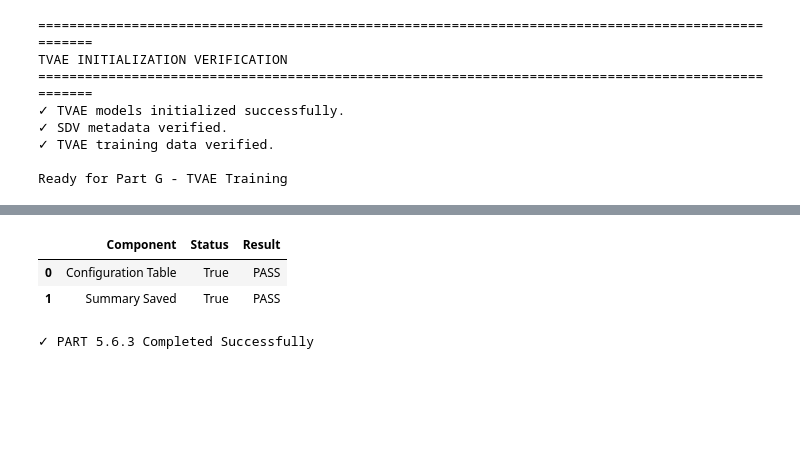
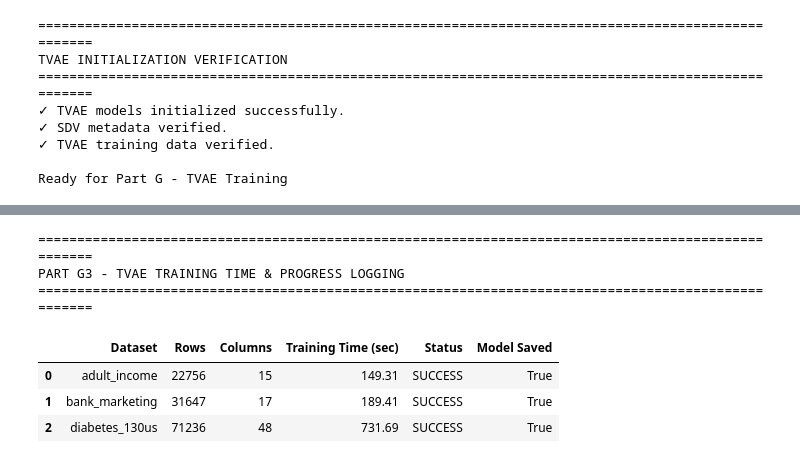
Before and after one commit to amzad-786githumb/Privacy-Preserving-Synthetic-Tabular-Data-Generation-Using-Generative-Adversarial-Networks, a Jupyter notebook: 05_Proposed_SPP_GAN.ipynb, the cells around one changed output, grey strips where cells are left out. Saved outputs shown, nothing was run; the diff lists cells and outputs as text; code cells hidden in the pictures; blank space fills up the shorter version.

```diff
--- a/05_Proposed_SPP_GAN.ipynb
+++ b/05_Proposed_SPP_GAN.ipynb
@@ -2609,41 +2430,34 @@ print("=" * 100)
 print("PART G3 - TVAE TRAINING TIME & PROGRESS LOGGING")
 print("=" * 100)
 
-
 import os
 import pandas as pd
-
-
 
 # ------------------------------------------------------------------------------
 # Verify Training Summary
 # ------------------------------------------------------------------------------
 
-if "TVAE_TRAINING_SUMMARY" not in globals():
+if "TRAINING_SUMMARY" not in globals():
 
     raise RuntimeError(
-        "TVAE_TRAINING_SUMMARY not found.\n"
+        "TRAINING_SUMMARY not found.\n"
         "Execute Part G2 before running Part G3."
     )
 
-
-if len(TVAE_TRAINING_SUMMARY) == 0:
+if len(TRAINING_SUMMARY) == 0:
 
     raise RuntimeError(
-        "TVAE_TRAINING_SUMMARY is empty.\n"
+        "TRAINING_SUMMARY is empty.\n"
         "No TVAE training results available."
     )
-
-
 
 # ------------------------------------------------------------------------------
 # Create DataFrame
 # ------------------------------------------------------------------------------
 
 TVAE_TRAINING_LOG_DF = pd.DataFrame(
-    TVAE_TRAINING_SUMMARY
+    TRAINING_SUMMARY
 )
-
 
 if "Dataset" in TVAE_TRAINING_LOG_DF.columns:
 
@@ -2657,12 +2471,9 @@ if "Dataset" in TVAE_TRAINING_LOG_DF.columns:
 
     )
 
-
 display(
     TVAE_TRAINING_LOG_DF
 )
-
-
 
 # ------------------------------------------------------------------------------
 # Training Statistics
@@ -2672,21 +2483,17 @@ total_models = len(
     TVAE_TRAINING_LOG_DF
 )
 
-
 successful_models = (
 
     TVAE_TRAINING_LOG_DF["Status"] == "SUCCESS"
 
 ).sum()
 
-
 failed_models = (
 
     TVAE_TRAINING_LOG_DF["Status"] == "FAILED"
 
 ).sum()
-
-
 
 success_rate = (
 
@@ -2698,10 +2505,7 @@ success_rate = (
 
 )
 
-
-
 if "Training Time (sec)" in TVAE_TRAINING_LOG_DF.columns:
-
 
     total_time = (
 
@@ -2711,7 +2515,6 @@ if "Training Time (sec)" in TVAE_TRAINING_LOG_DF.columns:
 
     )
 
-
     average_time = (
 
         TVAE_TRAINING_LOG_DF["Training Time (sec)"]
@@ -2719,7 +2522,6 @@ if "Training Time (sec)" in TVAE_TRAINING_LOG_DF.columns:
         .mean()
 
     )
-
 
     minimum_time = (
 
@@ -2729,7 +2531,6 @@ if "Training Time (sec)" in TVAE_TRAINING_LOG_DF.columns:
 
     )
 
-
     maximum_time = (
 
         TVAE_TRAINING_LOG_DF["Training Time (sec)"]
@@ -2737,7 +2538,6 @@ if "Training Time (sec)" in TVAE_TRAINING_LOG_DF.columns:
         .max()
 
     )
-
 
 else:
 
@@ -2749,80 +2549,53 @@ else:
 
     maximum_time = 0
 
-
-
 # ------------------------------------------------------------------------------
 # Save TVAE Training Log
 # ------------------------------------------------------------------------------
 
 os.makedirs(
-
     TVAE_LOG_DIR,
-
     exist_ok=True
-
 )
 
-
 TVAE_TRAINING_LOG_FILE = os.path.join(
-
     TVAE_LOG_DIR,
-
     "tvae_training_summary.csv"
-
 )
 
-
 TVAE_TRAINING_LOG_DF.to_csv(
-
     TVAE_TRAINING_LOG_FILE,
-
     index=False
-
 )
-
-
 
 # ------------------------------------------------------------------------------
 # Summary
 # ------------------------------------------------------------------------------
 
 print("\n" + "=" * 100)
-
 print("TVAE TRAINING SUMMARY")
-
 print("=" * 100)
 
-
 print(f"Total Models        : {total_models}")
-
 print(f"Successful Models   : {successful_models}")
-
 print(f"Failed Models       : {failed_models}")
-
 print(f"Success Rate        : {success_rate:.2f}%")
-
 print(f"Total Training Time : {total_time:.2f} sec")
-
 print(f"Average Time        : {average_time:.2f} sec")
-
 print(f"Minimum Time        : {minimum_time:.2f} sec")
-
 print(f"Maximum Time        : {maximum_time:.2f} sec")
 
-
 print("\nTraining Log Saved:")
-
 print(TVAE_TRAINING_LOG_FILE)
 
-
 print("\n✓ TVAE training progress logged successfully.")
-
 print("✓ TVAE training summary saved.")
-
 print("✓ Ready for Part G4 - Save Trained TVAE Models.")
 # %% [output]
+====================================================================================================
+PART G3 - TVAE TRAINING TIME & PROGRESS LOGGING
+====================================================================================================
-|  | Component | Status | Result |
-| 0 | Configuration Table | True | PASS |
-| 1 | Summary Saved | True | PASS |
+|  | Dataset | Rows | Columns | Training Time (sec) | Status | Model Saved |
+| 0 | adult_income | 22756 | 15 | 149.31 | SUCCESS | True |
+| 1 | bank_marketing | 31647 | 17 | 189.41 | SUCCESS | True |
+| 2 | diabetes_130us | 71236 | 48 | 731.69 | SUCCESS | True |
-✓ PART 5.6.3 Completed Successfully
```
Also changed, not shown: parts of 119 cells of this notebook.
